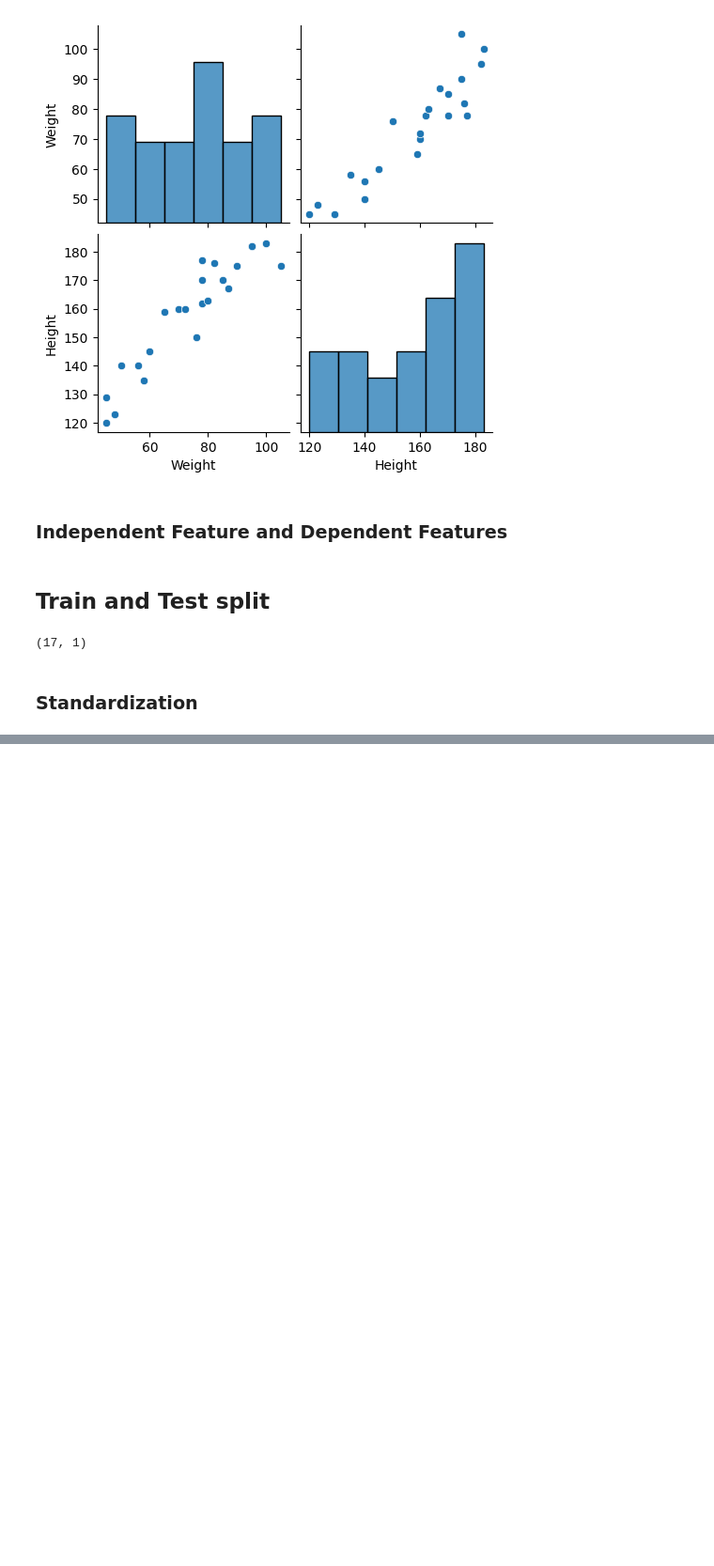
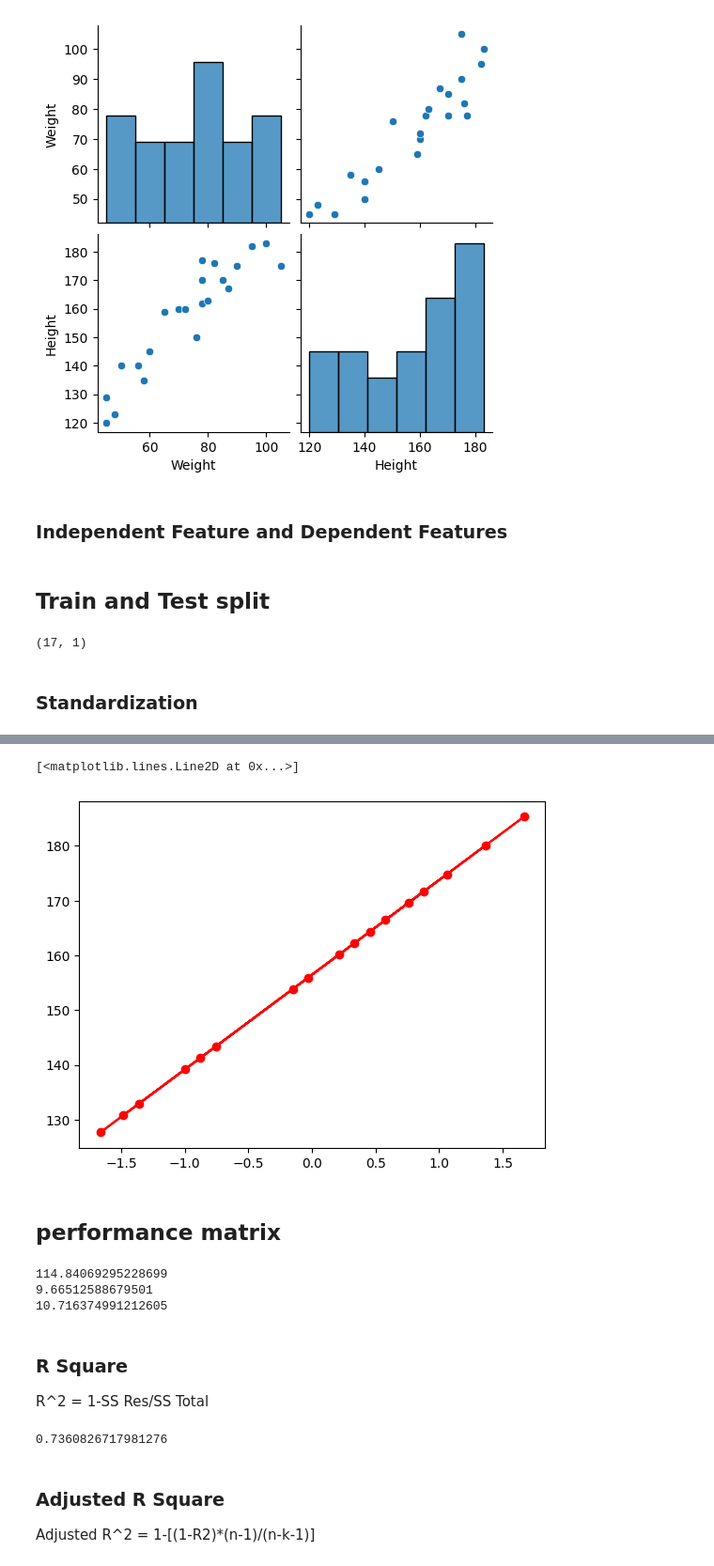
Before and after one commit to Vaibhav2024/ML_Model_Implementation, a Jupyter notebook: 1.Linear_Regression/simple_linear_regression.ipynb, the cells around one changed output, grey strips where cells are left out. Shown at 94% size. Cells and saved outputs as stored; diff of their text form; code cells hidden in the pictures; blank space fills up the shorter version.

```diff
--- a/1.Linear_Regression/simple_linear_regression.ipynb
+++ b/1.Linear_Regression/simple_linear_regression.ipynb
@@ -77,0 +110,32 @@ print(X_test)
+# %%
+plt.scatter(X_test, y_pred, color='red', label='Predicted')  # Plot predicted values
+plt.plot(X_test, y_pred, color='red')
+# %% [output]
+[<matplotlib.lines.Line2D at 0x...>]
+[figure, added]
+# %% [markdown]
+## performance matrix
+# %%
+from sklearn.metrics import mean_squared_error, mean_absolute_error
+mse =  mean_squared_error(y_test, y_pred)
+mae = mean_absolute_error(y_test, y_pred)
+rmse = np.sqrt(mse)
+print(mse)
+print(mae)
+print(rmse)
+# %% [output]
+114.84069295228699
+9.66512588679501
+10.716374991212605
+# %% [markdown]
+### R Square
+R^2 = 1-SS Res/SS Total
+# %%
+from sklearn.metrics import r2_score
+score = r2_score(y_test, y_pred)
+print(score)
+# %% [output]
+0.7360826717981276
+# %% [markdown]
+### Adjusted R Square
+Adjusted R^2 = 1-[(1-R2)*(n-1)/(n-k-1)]
```
Also changed, not shown: parts of 13 cells of this notebook, 1 other file.
